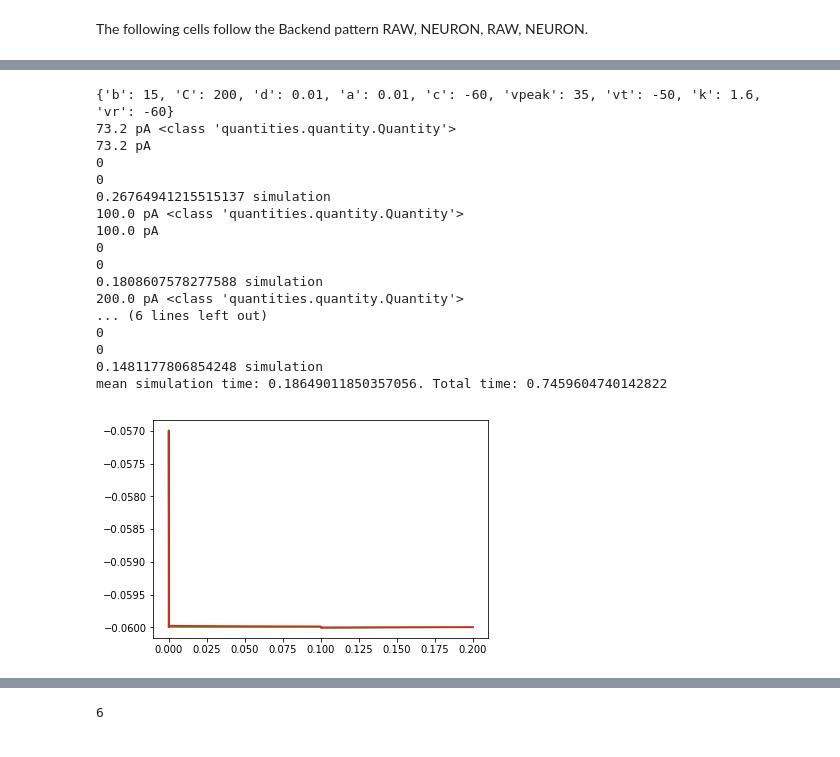
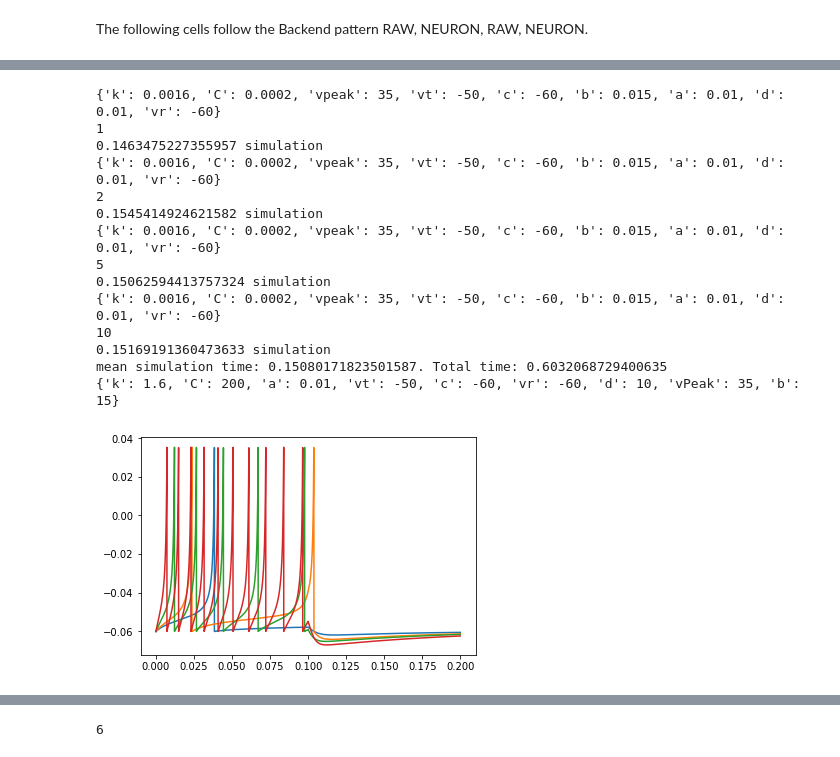
Before and after one commit to scidash/neuronunit, a Jupyter notebook: neuronunit/unit_test/model2model_reproducibility.ipynb, the cells around one changed output, grey strips where cells are left out. Saved outputs shown, nothing was run; the diff lists cells and outputs as text; code cells hidden in the pictures.

```diff
--- a/neuronunit/unit_test/model2model_reproducibility.ipynb
+++ b/neuronunit/unit_test/model2model_reproducibility.ipynb
@@ -40,11 +43,30 @@ from neuronunit.optimization.data_transport_container import DataTC
+# %%
+model = None
+model = ReducedModel(LEMS_MODEL_PATH,name = str('vanilla'),backend = ('RAW'))
+model.set_attrs(mparams)
+iparams = {}
+iparams['injected_square_current'] = {}
+iparams['injected_square_current']['amplitude'] = 10*pq.pA
+#['amplitude']  = dtc.vtest[k]['injected_square_current']['amplitude']
+DELAY = 0# 100.0*pq.ms
+DURATION = 520*pq.ms
+iparams['injected_square_current']['delay'] = DELAY
+iparams['injected_square_current']['duration'] = int(DURATION)
+
+model.inject_square_current(iparams)
+model = None
 # %% [markdown]
 # Vanilla parameters model to model check (succeeds).
 # RAW is significantly faster
 # %%
 times = []
-model = ReducedModel(LEMS_MODEL_PATH,name = str('vanilla'),backend = ('RAW'))
-model.set_attrs(mparams)
+
 for current in [60,70,85,100]:
+    # compile a model and discard
+
+    model = None
+    model = ReducedModel(LEMS_MODEL_PATH,name = str('vanilla'),backend = ('RAW'))
+    model.set_attrs(mparams)
     iparams = {}
     iparams['injected_square_current'] = {}
     iparams['injected_square_current']['amplitude'] = current*pq.pA
@@ -211,52 +270,51 @@ mean simulation time: 0.0014960169792175293. Total time: 0.005984067916870117
 # %%
 tstop = 100*pq.ms
 IinRange = [73.2,100,200,400]
 
-model = ReducedModel(LEMS_MODEL_PATH,name = str('vanilla'),backend = ('NEURON'))
-#for k in 'k','d','C':
-#    TCN[k] = TC[k]/1000.0
-model.set_attrs(TCN)
-print(TCN)
 
-model.set_attrs(TCN)
 times = []
 for current in IinRange:
+    model = None
+    model = ReducedModel(LEMS_MODEL_PATH,name = str('vanilla'),backend = ('NEURON'))
+    #for k in 'k','d','C':
+    #    TCN[k] = TC[k]/1000.0
+    model.set_attrs(TCN)
+    print(TCN)
+
     iparams = {}
     iparams['injected_square_current'] = {}
     iparams['injected_square_current']['amplitude'] = current*pq.pA
     #['amplitude']  = dtc.vtest[k]['injected_square_current']['amplitude']
 
     #DURATION = tstop*pq.ms
     iparams['injected_square_current']['delay'] = 0*pq.ms
     iparams['injected_square_current']['duration'] = 100*pq.ms
 
     model.inject_square_current(iparams)
     print(model.get_spike_count())
-    print(model.get_spike_count())
     plt.plot(model.get_membrane_potential().times,model.get_membrane_potential())
     print(model.results['sim_time'], 'simulation')
     times.append(model.results['sim_time'])
 print('mean simulation time: {0}. Total time: {1}'.format(np.mean(times),np.sum(times)))
 #plt.plot(model.results['vm'].times,model.results['vm'])
+
+print(TC)
 # %% [output]
-{'b': 15, 'C': 200, 'd': 0.01, 'a': 0.01, 'c': -60, 'vpeak': 35, 'vt': -50, 'k': 1.6, 'vr': -60}
-73.2 pA <class 'quantities.quantity.Quantity'>
-73.2 pA
-0
-0
-0.26764941215515137 simulation
-100.0 pA <class 'quantities.quantity.Quantity'>
-100.0 pA
-0
-0
-0.1808607578277588 simulation
-200.0 pA <class 'quantities.quantity.Quantity'>
-... (6 lines left out)
-0
-0
-0.1481177806854248 simulation
-mean simulation time: 0.18649011850357056. Total time: 0.7459604740142822
+{'k': 0.0016, 'C': 0.0002, 'vpeak': 35, 'vt': -50, 'c': -60, 'b': 0.015, 'a': 0.01, 'd': 0.01, 'vr': -60}
+1
+0.1463475227355957 simulation
+{'k': 0.0016, 'C': 0.0002, 'vpeak': 35, 'vt': -50, 'c': -60, 'b': 0.015, 'a': 0.01, 'd': 0.01, 'vr': -60}
+2
+0.1545414924621582 simulation
+{'k': 0.0016, 'C': 0.0002, 'vpeak': 35, 'vt': -50, 'c': -60, 'b': 0.015, 'a': 0.01, 'd': 0.01, 'vr': -60}
+5
+0.15062594413757324 simulation
+{'k': 0.0016, 'C': 0.0002, 'vpeak': 35, 'vt': -50, 'c': -60, 'b': 0.015, 'a': 0.01, 'd': 0.01, 'vr': -60}
+10
+0.15169191360473633 simulation
+mean simulation time: 0.15080171823501587. Total time: 0.6032068729400635
+{'k': 1.6, 'C': 200, 'a': 0.01, 'vt': -50, 'c': -60, 'vr': -60, 'd': 10, 'vPeak': 35, 'b': 15}
-[figure, old version]
+[figure, new version]
 # %%
   # CH
 tstop = 210
```
Also changed, not shown: parts of 9 cells of this notebook.
